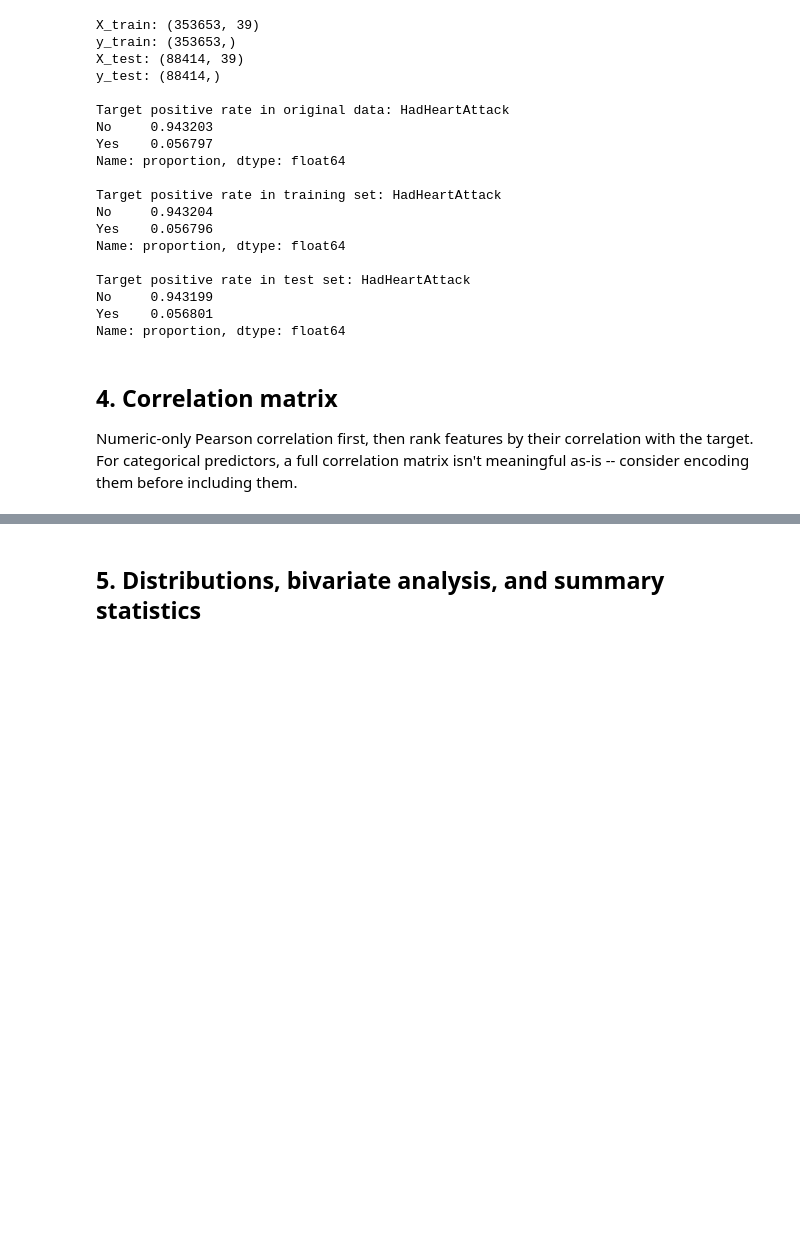
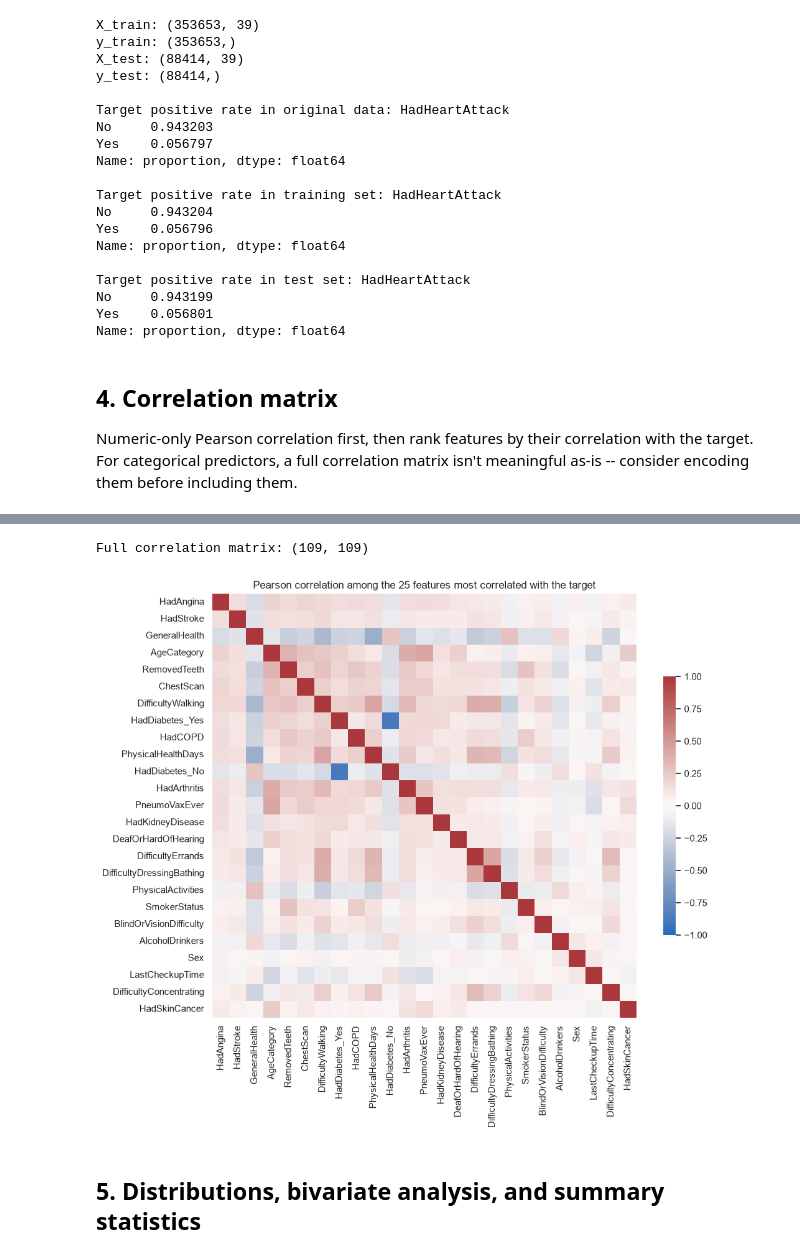
Before and after one commit to Break-Through-Tech/Healthcare-2A-predicting-heart-disease-risk-from-health-survey-indicators, a Jupyter notebook: Notebooks/milestone1_eda_starter.ipynb, the cells around one changed output, grey strips where cells are left out. Drawn from its saved outputs; the diff is of its cells as text; code cells hidden in the pictures; blank space fills up the shorter version.

```diff
--- a/Notebooks/milestone1_eda_starter.ipynb
+++ b/Notebooks/milestone1_eda_starter.ipynb
@@ -256,3 +426,18 @@ target_col = 'HadHeartAttack'
+# %%
+# Correlation matrix including encoded predictors
+
+full_corr = encoded.corr()
+print('Full correlation matrix:', full_corr.shape)
+
+top25 = all_vs_target.head(25).index.tolist()
+fig, ax = plt.subplots(figsize=(11, 9))
+sns.heatmap(full_corr.loc[top25, top25], cmap='vlag', center=0, vmin=-1, vmax=1,
+            square=True, cbar_kws={'shrink': .6}, ax=ax)
+ax.set_title('Pearson correlation among the 25 features most correlated with the target')
+plt.show()
+# %% [output]
+Full correlation matrix: (109, 109)
+[figure, added]
 # %% [markdown]
 ## 5. Distributions, bivariate analysis, and summary statistics
 # %%
```
Also changed, not shown: parts of 10 cells of this notebook.
